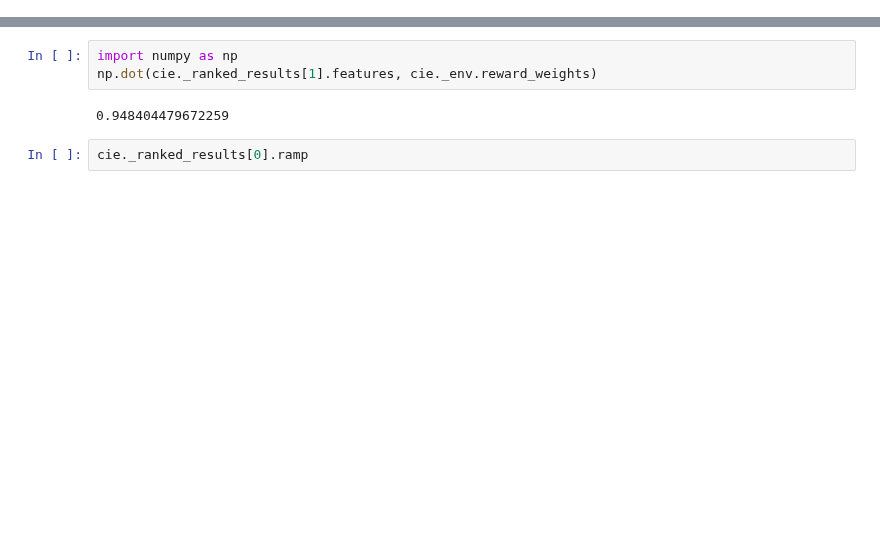
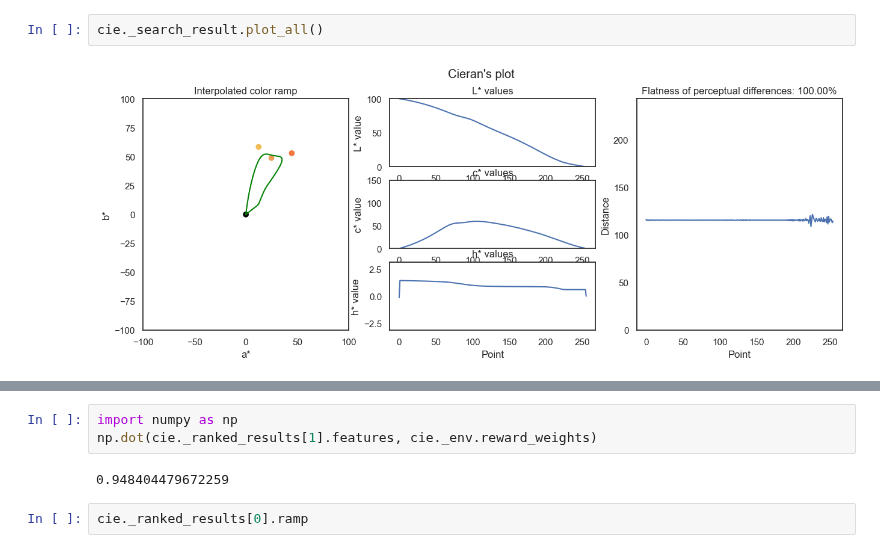
Before and after one commit to matthhong/cieran, a Jupyter notebook: Cieran.ipynb, the cells around one changed output, grey strips where cells are left out. Drawn from its saved outputs; the diff is of its cells as text; blank space fills up the shorter version.

```diff
--- a/Cieran.ipynb
+++ b/Cieran.ipynb
@@ -46,0 +38,4 @@ cie.data
+# %%
+cie._search_result.plot_all()
+# %% [output]
+[figure, added]
```
Also changed, not shown: parts of 32 cells of this notebook, 8 other files.
